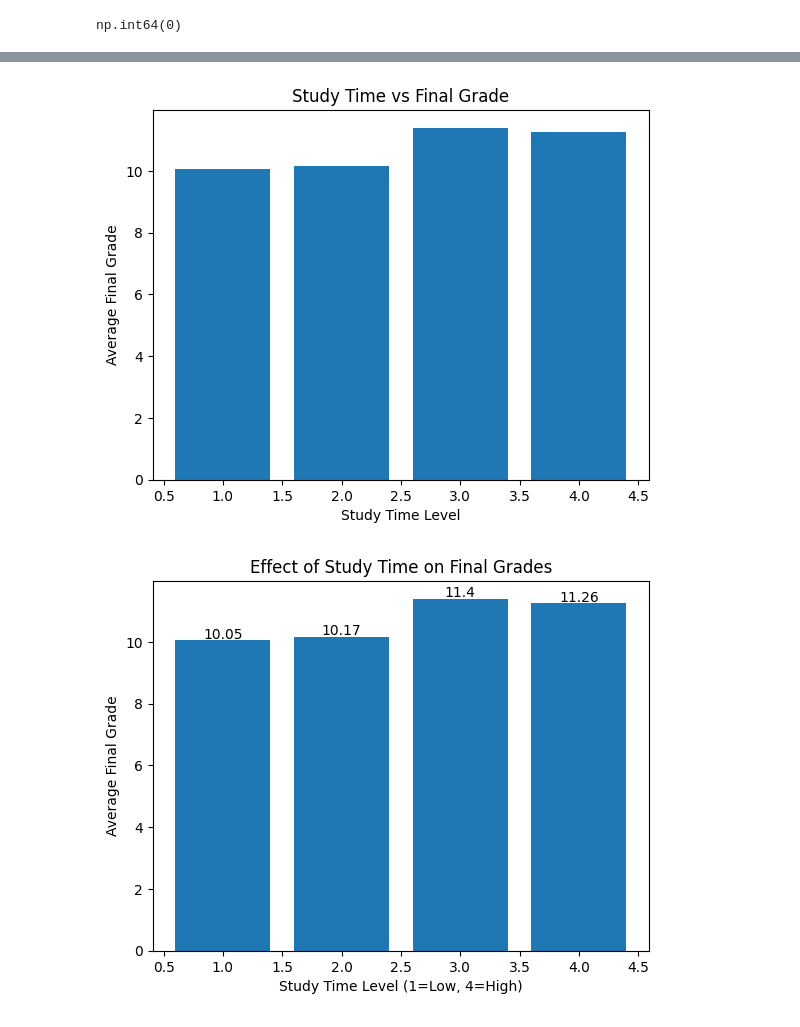
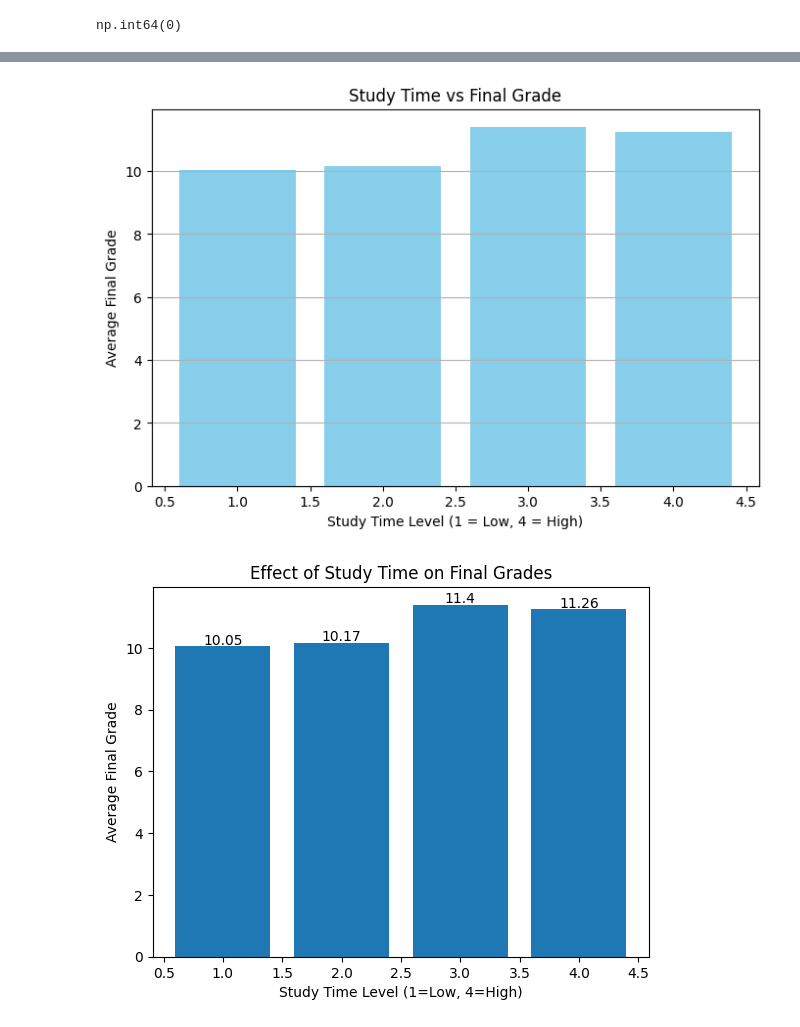
Before and after one commit to 786kashifNJV/student-performance-analysis, a Jupyter notebook: Student Performance Dataset.ipynb, the cells around one changed output, grey strips where cells are left out. Saved outputs shown, nothing was run; the diff lists cells and outputs as text; code cells hidden in the pictures.

```diff
--- a/Student Performance Dataset.ipynb
+++ b/Student Performance Dataset.ipynb
@@ -96,13 +137,21 @@ Name: G3, dtype: float64
 # %%
+# Calculate average final grades by study time
 avg = student_df.groupby("studytime")["G3"].mean()
 
-plt.bar(avg.index, avg.values)
-plt.xlabel("Study Time Level")
+# Create bar chart
+plt.figure(figsize=(8,5))
+
+plt.bar(avg.index, avg.values, color='skyblue')
+
+plt.xlabel("Study Time Level (1 = Low, 4 = High)")
 plt.ylabel("Average Final Grade")
 plt.title("Study Time vs Final Grade")
+
+plt.grid(axis='y')
+
 plt.show()
 # %% [output]
-[figure, old version]
+[figure, new version]
 # %%
 import matplotlib.pyplot as plt
 
```
Also changed, not shown: parts of 13 cells of this notebook.
